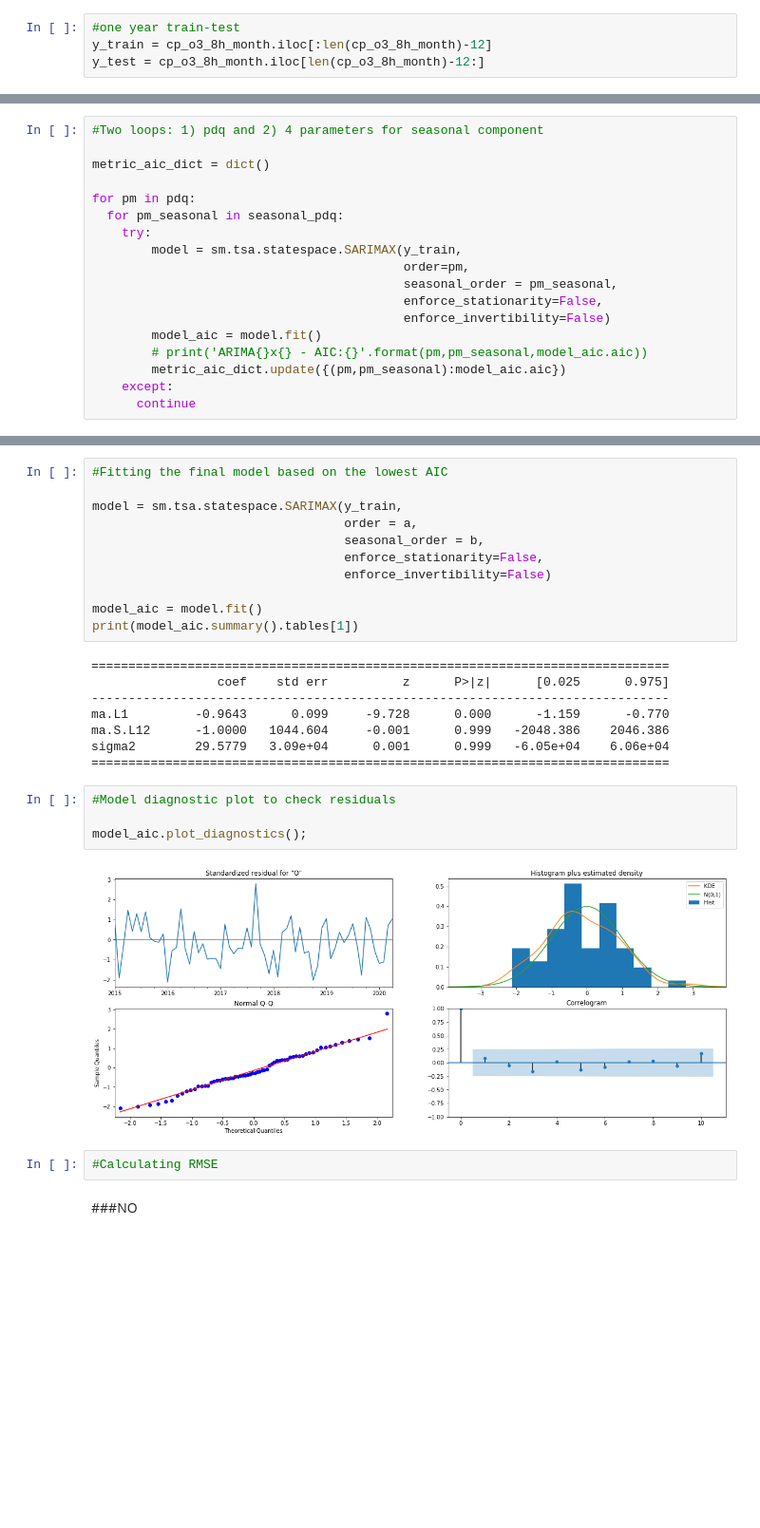
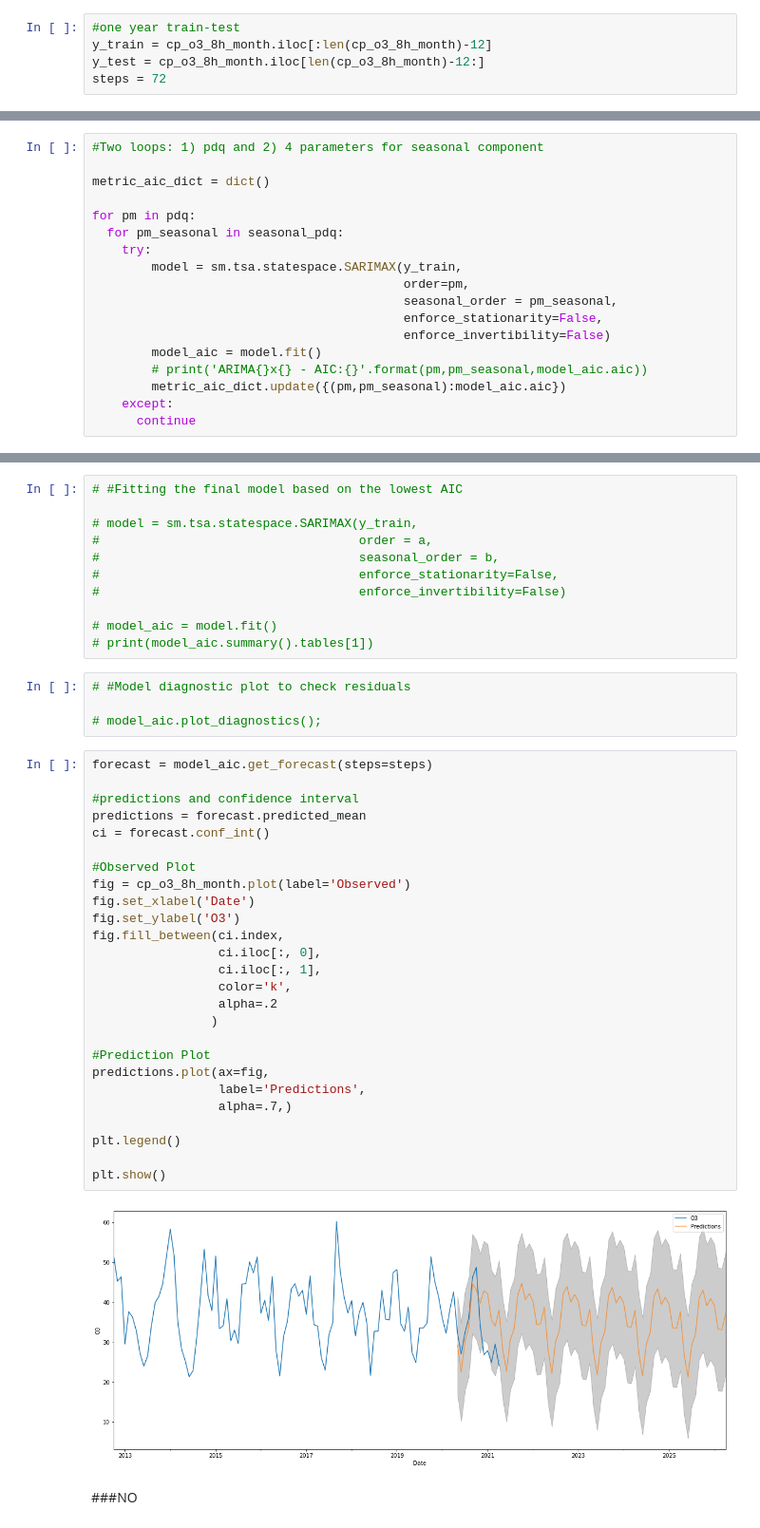
Before and after one commit to antoniogss/air_quality, a Jupyter notebook: sarima_forecasting.ipynb, the cells around one changed output, grey strips where cells are left out. Shown at 95% size. Drawn from its saved outputs; the diff is of its cells as text; blank space fills up the shorter version.

```diff
--- a/sarima_forecasting.ipynb
+++ b/sarima_forecasting.ipynb
@@ -116,6 +116,7 @@ result_cp.plot();
 #one year train-test
 y_train = cp_o3_8h_month.iloc[:len(cp_o3_8h_month)-12]
 y_test = cp_o3_8h_month.iloc[len(cp_o3_8h_month)-12:]
+steps = 72
 # %%
 p = d = q = range(0,2)
 
@@ -160,29 +154,45 @@ for pm in pdq:
 # %%
-#Fitting the final model based on the lowest AIC
+# #Fitting the final model based on the lowest AIC
 
-model = sm.tsa.statespace.SARIMAX(y_train,
-                                  order = a,
-                                  seasonal_order = b,
-                                  enforce_stationarity=False,
-                                  enforce_invertibility=False)
+# model = sm.tsa.statespace.SARIMAX(y_train,
+#                                   order = a,
+#                                   seasonal_order = b,
+#                                   enforce_stationarity=False,
+#                                   enforce_invertibility=False)
 
-model_aic = model.fit()
-print(model_aic.summary().tables[1])
+# model_aic = model.fit()
+# print(model_aic.summary().tables[1])
-# %% [output]
-==============================================================================
-                 coef    std err          z      P>|z|      [0.025      0.975]
-------------------------------------------------------------------------------
-ma.L1         -0.9643      0.099     -9.728      0.000      -1.159      -0.770
-ma.S.L12      -1.0000   1044.604     -0.001      0.999   -2048.386    2046.386
-sigma2        29.5779   3.09e+04      0.001      0.999   -6.05e+04    6.06e+04
-==============================================================================
 # %%
-#Model diagnostic plot to check residuals
+# #Model diagnostic plot to check residuals
 
-model_aic.plot_diagnostics();
+# model_aic.plot_diagnostics();
-# %% [output]
-[figure, removed]
-# %%
-#Calculating RMSE
+# %%
+forecast = model_aic.get_forecast(steps=steps)
+
+#predictions and confidence interval
+predictions = forecast.predicted_mean
+ci = forecast.conf_int()
+
+#Observed Plot
+fig = cp_o3_8h_month.plot(label='Observed')
+fig.set_xlabel('Date')
+fig.set_ylabel('O3')
+fig.fill_between(ci.index,
+                 ci.iloc[:, 0],
+                 ci.iloc[:, 1],
+                 color='k',
+                 alpha=.2
+                )
+
+#Prediction Plot
+predictions.plot(ax=fig,
+                 label='Predictions',
+                 alpha=.7,)
+
+plt.legend()
+
+plt.show()
+# %% [output]
+[figure, added]
 # %% [markdown]
 ###NO
```
Also changed, not shown: parts of 18 cells of this notebook.
